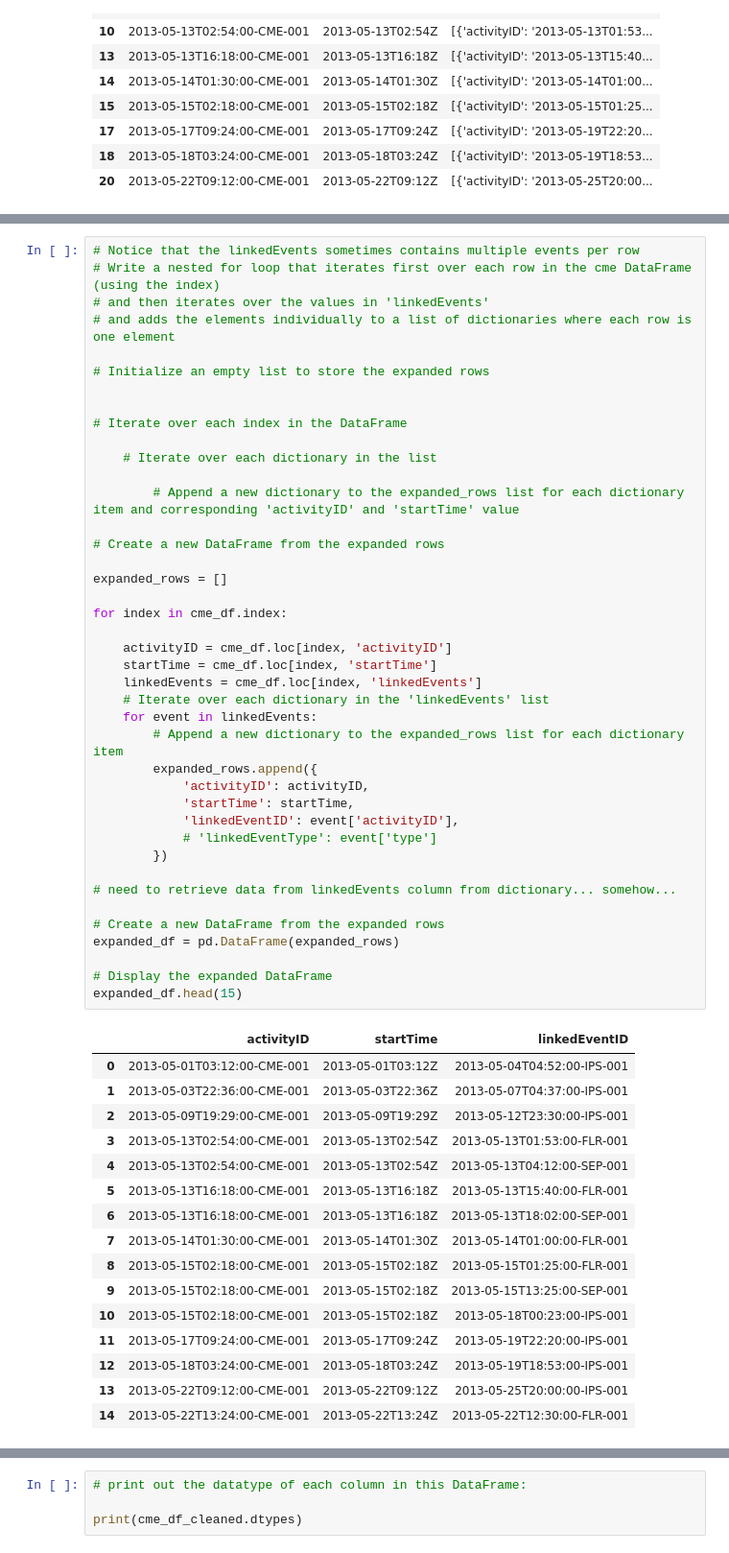
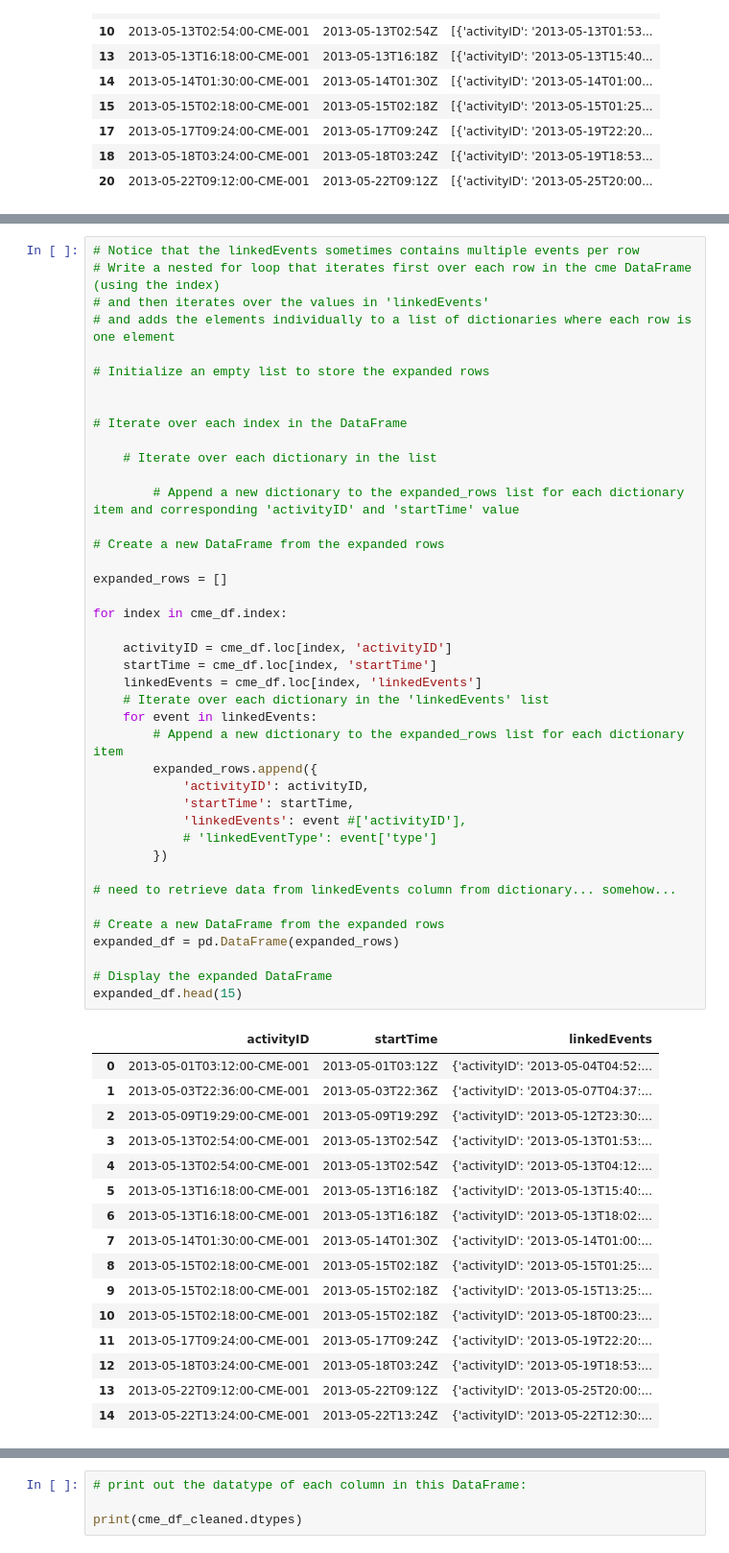
Before and after one commit to Armand57araujo/data-sourcing-challenge, a Jupyter notebook: retrieve_data.ipynb, the cells around one changed output, grey strips where cells are left out. Shown at 96% size. Cells and saved outputs as stored; diff of their text form.

```diff
--- a/retrieve_data.ipynb
+++ b/retrieve_data.ipynb
@@ -125,47 +129,47 @@ cme_df.head(10)
     # Iterate over each dictionary in the list
 
         # Append a new dictionary to the expanded_rows list for each dictionary item and corresponding 'activityID' and 'startTime' value
 
 # Create a new DataFrame from the expanded rows
 
 expanded_rows = []
 
 for index in cme_df.index:
 
     activityID = cme_df.loc[index, 'activityID']
     startTime = cme_df.loc[index, 'startTime']
     linkedEvents = cme_df.loc[index, 'linkedEvents']
     # Iterate over each dictionary in the 'linkedEvents' list
     for event in linkedEvents:
         # Append a new dictionary to the expanded_rows list for each dictionary item
         expanded_rows.append({
             'activityID': activityID,
             'startTime': startTime,
-            'linkedEventID': event['activityID'],
+            'linkedEvents': event #['activityID'],
             # 'linkedEventType': event['type']
         })
 
 # need to retrieve data from linkedEvents column from dictionary... somehow...
 
 # Create a new DataFrame from the expanded rows
 expanded_df = pd.DataFrame(expanded_rows)
 
 # Display the expanded DataFrame
 expanded_df.head(15)
 # %% [output]
-|  | activityID | startTime | linkedEventID |
-| 0 | 2013-05-01T03:12:00-CME-001 | 2013-05-01T03:12Z | 2013-05-04T04:52:00-IPS-001 |
-| 1 | 2013-05-03T22:36:00-CME-001 | 2013-05-03T22:36Z | 2013-05-07T04:37:00-IPS-001 |
-| 2 | 2013-05-09T19:29:00-CME-001 | 2013-05-09T19:29Z | 2013-05-12T23:30:00-IPS-001 |
-| 3 | 2013-05-13T02:54:00-CME-001 | 2013-05-13T02:54Z | 2013-05-13T01:53:00-FLR-001 |
-| 4 | 2013-05-13T02:54:00-CME-001 | 2013-05-13T02:54Z | 2013-05-13T04:12:00-SEP-001 |
-| 5 | 2013-05-13T16:18:00-CME-001 | 2013-05-13T16:18Z | 2013-05-13T15:40:00-FLR-001 |
-| 6 | 2013-05-13T16:18:00-CME-001 | 2013-05-13T16:18Z | 2013-05-13T18:02:00-SEP-001 |
-| 7 | 2013-05-14T01:30:00-CME-001 | 2013-05-14T01:30Z | 2013-05-14T01:00:00-FLR-001 |
-| 8 | 2013-05-15T02:18:00-CME-001 | 2013-05-15T02:18Z | 2013-05-15T01:25:00-FLR-001 |
-| 9 | 2013-05-15T02:18:00-CME-001 | 2013-05-15T02:18Z | 2013-05-15T13:25:00-SEP-001 |
-| 10 | 2013-05-15T02:18:00-CME-001 | 2013-05-15T02:18Z | 2013-05-18T00:23:00-IPS-001 |
-| 11 | 2013-05-17T09:24:00-CME-001 | 2013-05-17T09:24Z | 2013-05-19T22:20:00-IPS-001 |
-| 12 | 2013-05-18T03:24:00-CME-001 | 2013-05-18T03:24Z | 2013-05-19T18:53:00-IPS-001 |
-| 13 | 2013-05-22T09:12:00-CME-001 | 2013-05-22T09:12Z | 2013-05-25T20:00:00-IPS-001 |
-| 14 | 2013-05-22T13:24:00-CME-001 | 2013-05-22T13:24Z | 2013-05-22T12:30:00-FLR-001 |
+|  | activityID | startTime | linkedEvents |
+| 0 | 2013-05-01T03:12:00-CME-001 | 2013-05-01T03:12Z | {'activityID': '2013-05-04T04:52:... |
+| 1 | 2013-05-03T22:36:00-CME-001 | 2013-05-03T22:36Z | {'activityID': '2013-05-07T04:37:... |
+| 2 | 2013-05-09T19:29:00-CME-001 | 2013-05-09T19:29Z | {'activityID': '2013-05-12T23:30:... |
+| 3 | 2013-05-13T02:54:00-CME-001 | 2013-05-13T02:54Z | {'activityID': '2013-05-13T01:53:... |
+| 4 | 2013-05-13T02:54:00-CME-001 | 2013-05-13T02:54Z | {'activityID': '2013-05-13T04:12:... |
+| 5 | 2013-05-13T16:18:00-CME-001 | 2013-05-13T16:18Z | {'activityID': '2013-05-13T15:40:... |
+| 6 | 2013-05-13T16:18:00-CME-001 | 2013-05-13T16:18Z | {'activityID': '2013-05-13T18:02:... |
+| 7 | 2013-05-14T01:30:00-CME-001 | 2013-05-14T01:30Z | {'activityID': '2013-05-14T01:00:... |
+| 8 | 2013-05-15T02:18:00-CME-001 | 2013-05-15T02:18Z | {'activityID': '2013-05-15T01:25:... |
+| 9 | 2013-05-15T02:18:00-CME-001 | 2013-05-15T02:18Z | {'activityID': '2013-05-15T13:25:... |
+| 10 | 2013-05-15T02:18:00-CME-001 | 2013-05-15T02:18Z | {'activityID': '2013-05-18T00:23:... |
+| 11 | 2013-05-17T09:24:00-CME-001 | 2013-05-17T09:24Z | {'activityID': '2013-05-19T22:20:... |
+| 12 | 2013-05-18T03:24:00-CME-001 | 2013-05-18T03:24Z | {'activityID': '2013-05-19T18:53:... |
+| 13 | 2013-05-22T09:12:00-CME-001 | 2013-05-22T09:12Z | {'activityID': '2013-05-25T20:00:... |
+| 14 | 2013-05-22T13:24:00-CME-001 | 2013-05-22T13:24Z | {'activityID': '2013-05-22T12:30:... |
```
Also changed, not shown: parts of 16 cells of this notebook, 1 other file.
